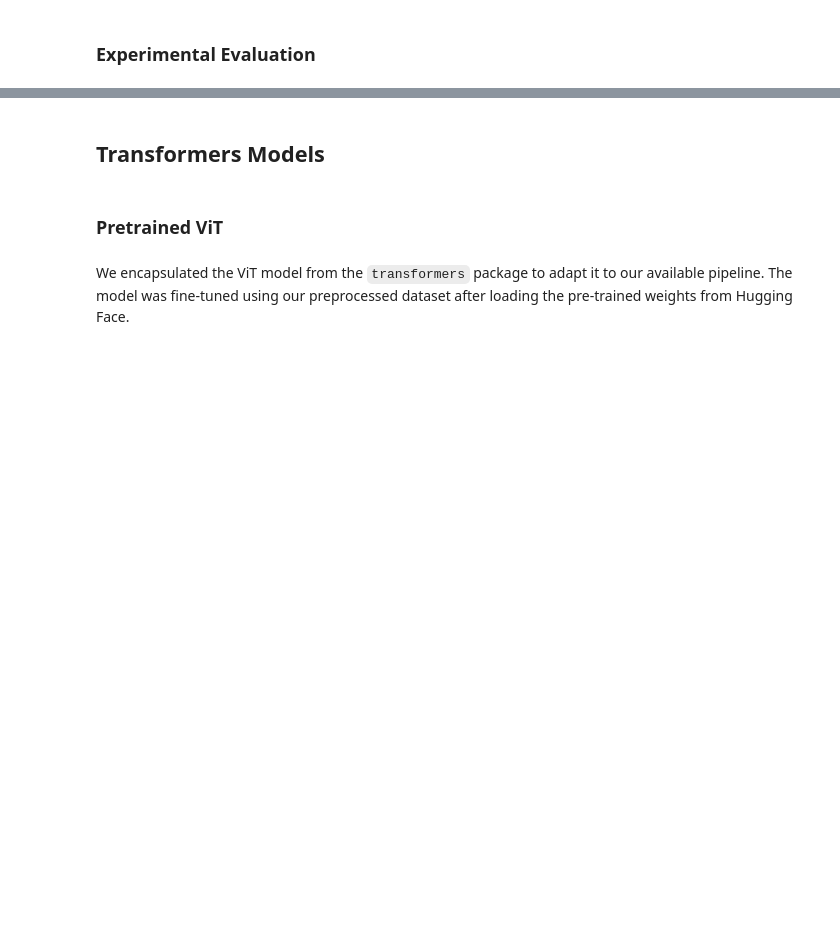
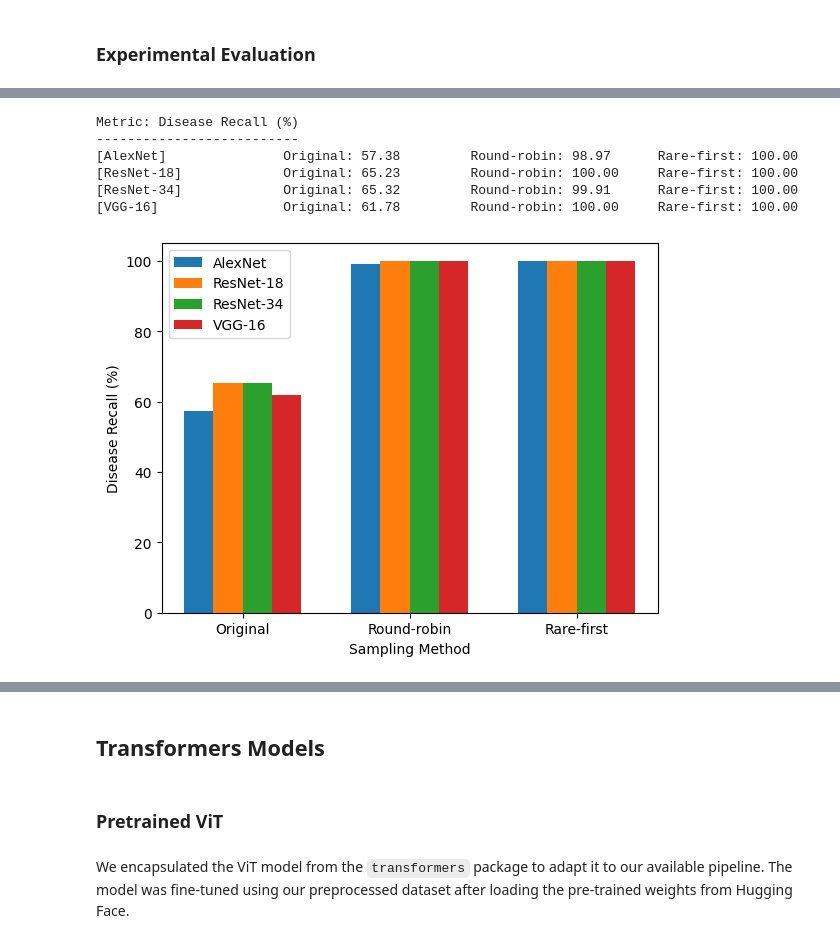
Before and after one commit to yanming-s/CS5242_Project, a Jupyter notebook: report_yiliang.ipynb, the cells around one changed output, grey strips where cells are left out. Cells and saved outputs as stored; diff of their text form; code cells hidden in the pictures; blank space fills up the shorter version.

```diff
--- a/report_yiliang.ipynb
+++ b/report_yiliang.ipynb
@@ -374,0 +382,19 @@ The above table shows the traning loss and validation loss of differnt models wh
+# %%
+metric = 'Disease Recall (%)'
+methods = ['Original', 'Round-robin', 'Rare-first']
+model_results = {
+    'AlexNet': [57.38, 98.97, 100.00],
+    'ResNet-18': [65.23, 100.00, 100.00],
+    'ResNet-34': [65.32, 99.91, 100.00],
+    'VGG-16': [61.78, 100.00, 100.00]
+}
+
+show_model_comparison(metric, methods, model_results)
+# %% [output]
+Metric: Disease Recall (%)
+--------------------------
+[AlexNet]               Original: 57.38         Round-robin: 98.97      Rare-first: 100.00
+[ResNet-18]             Original: 65.23         Round-robin: 100.00     Rare-first: 100.00
+[ResNet-34]             Original: 65.32         Round-robin: 99.91      Rare-first: 100.00
+[VGG-16]                Original: 61.78         Round-robin: 100.00     Rare-first: 100.00
+[figure, added]
```
Also changed, not shown: parts of 8 cells of this notebook.
